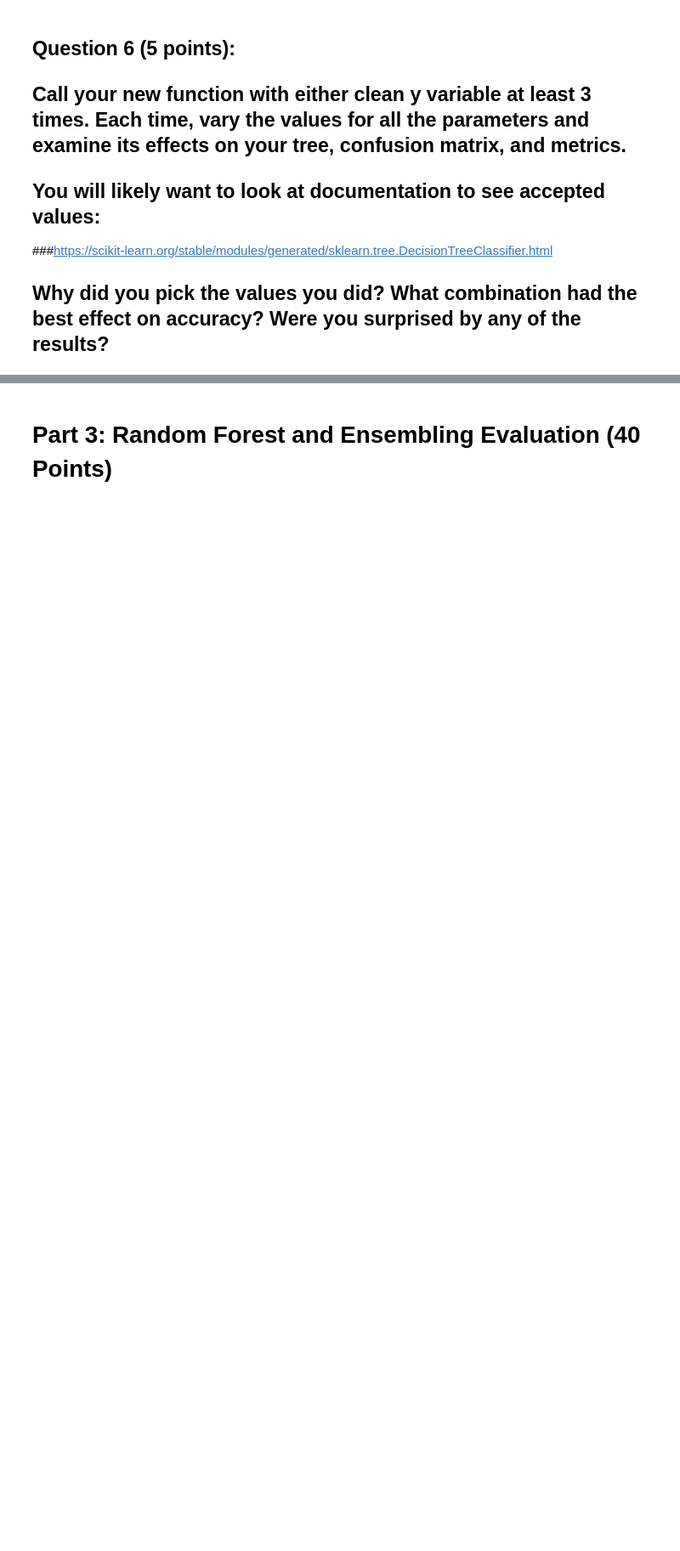
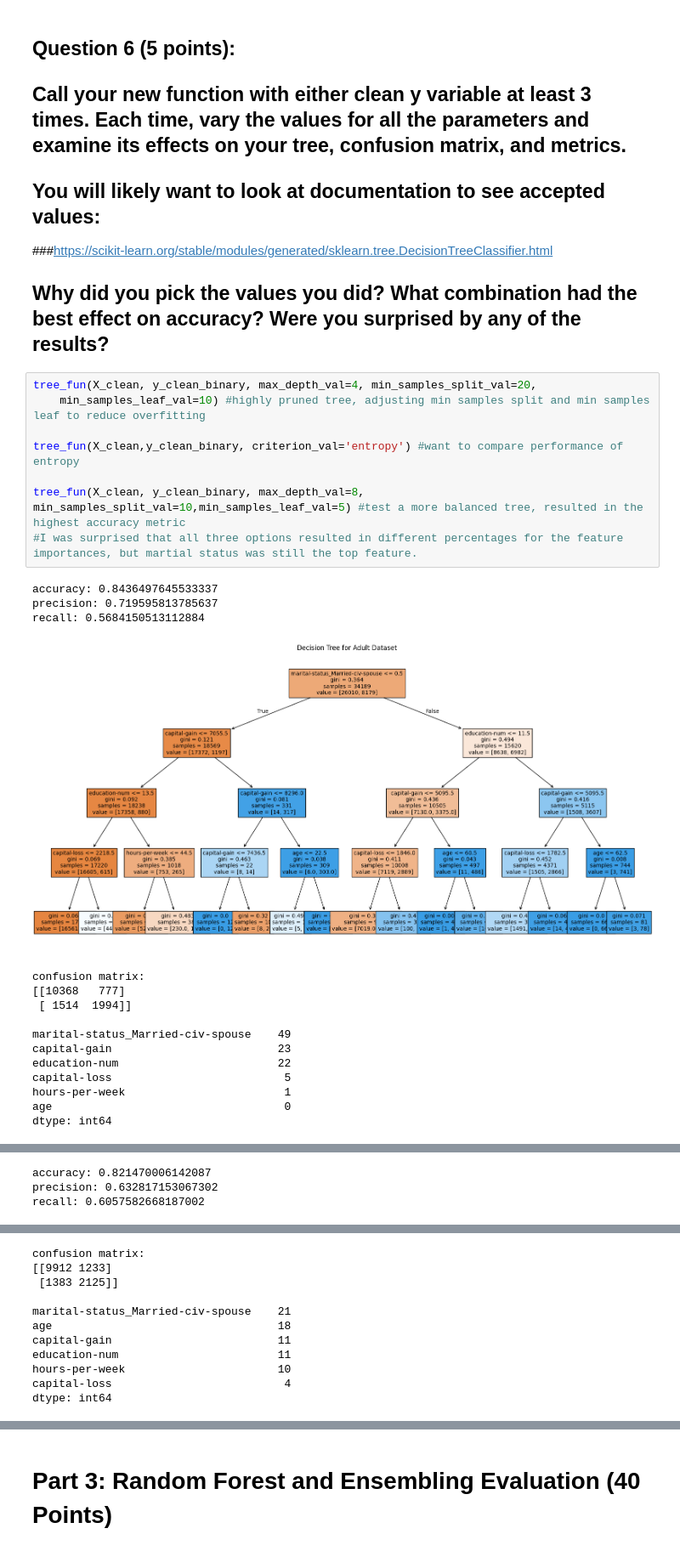
Before and after one commit to aaditiparabs/DS-3001, a Jupyter notebook: labs/Lab_3_Decision_Trees_and_Random_Forests.ipynb, the cells around one changed output, grey strips where cells are left out. Shown at 85% size. Drawn from its saved outputs; the diff is of its cells as text; blank space fills up the shorter version.

```diff
--- a/labs/Lab_3_Decision_Trees_and_Random_Forests.ipynb
+++ b/labs/Lab_3_Decision_Trees_and_Random_Forests.ipynb
@@ -420,3 +477,27 @@ The feature importances and decision tree show that marital status, education, a
 ###https://scikit-learn.org/stable/modules/generated/sklearn.tree.DecisionTreeClassifier.html
 
 ## Why did you pick the values you did? What combination had the best effect on accuracy? Were you surprised by any of the results?
+# %%
+tree_fun(X_clean, y_clean_binary, max_depth_val=4, min_samples_split_val=20,
+    min_samples_leaf_val=10) #highly pruned tree, adjusting min samples split and min samples leaf to reduce overfitting
+
+tree_fun(X_clean,y_clean_binary, criterion_val='entropy') #want to compare performance of entropy
+
+tree_fun(X_clean, y_clean_binary, max_depth_val=8, min_samples_split_val=10,min_samples_leaf_val=5) #test a more balanced tree, resulted in the highest accuracy metric
+#I was surprised that all three options resulted in different percentages for the feature importances, but martial status was still the top feature.
+# %% [output]
+accuracy: 0.8436497645533337
+precision: 0.719595813785637
+recall: 0.5684150513112884
+[figure, added]
+confusion matrix:
+[[10368   777]
+ [ 1514  1994]]
+
+marital-status_Married-civ-spouse    49
+capital-gain                         23
+education-num                        22
+capital-loss                          5
+hours-per-week                        1
+age                                   0
+dtype: int64
@@ -422,0 +505,3 @@ The feature importances and decision tree show that marital status, education, a
+accuracy: 0.821470006142087
+precision: 0.632817153067302
+recall: 0.6057582668187002
@@ -422,0 +509,11 @@ The feature importances and decision tree show that marital status, education, a
+confusion matrix:
+[[9912 1233]
+ [1383 2125]]
+
+marital-status_Married-civ-spouse    21
+age                                  18
+capital-gain                         11
+education-num                        11
+hours-per-week                       10
+capital-loss                          4
+dtype: int64
```
Also changed, not shown: parts of 7 cells of this notebook.
